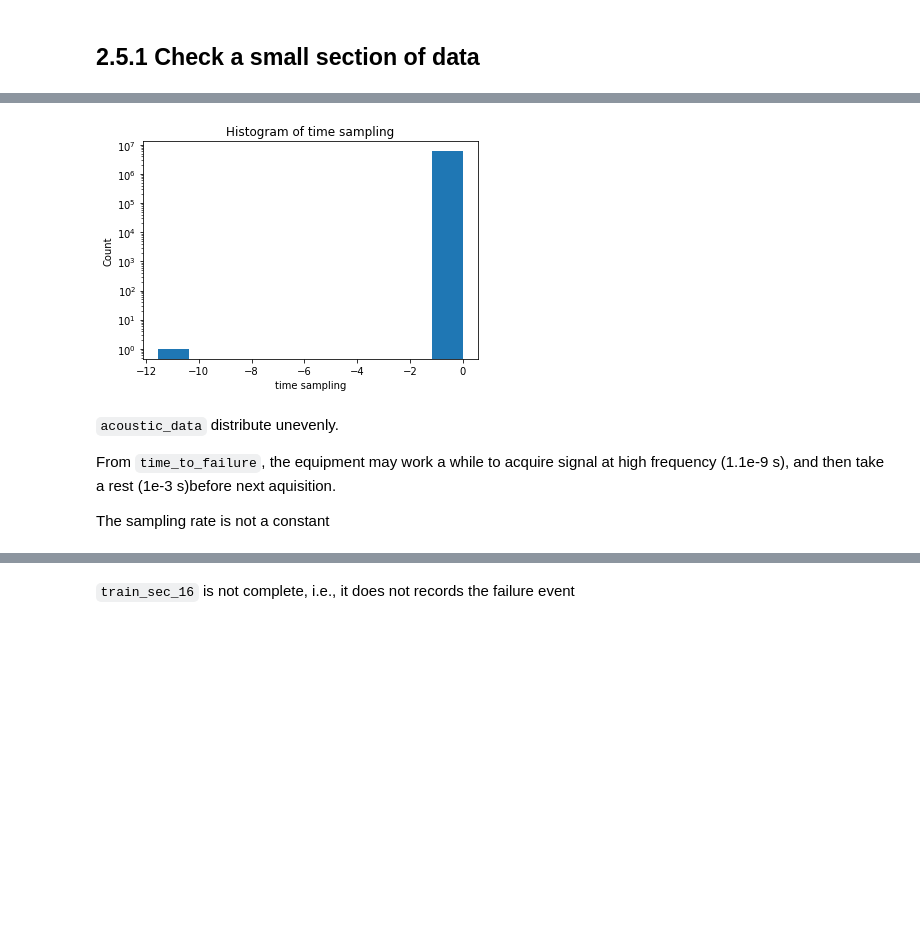
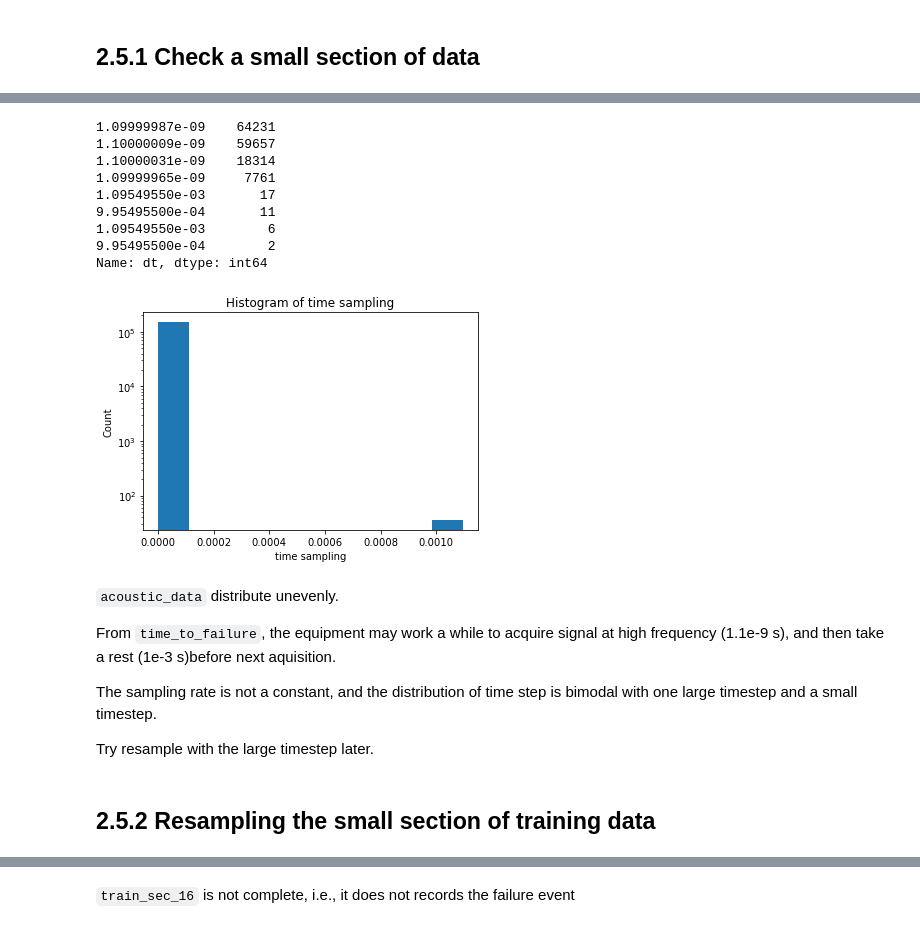
Before and after one commit to qq7933086/Laboratory_earthquake_time_prediction, a Jupyter notebook: Notebooks/02_data_wrangling.ipynb, the cells around one changed output, grey strips where cells are left out. Saved outputs shown, nothing was run; the diff lists cells and outputs as text; code cells hidden in the pictures; blank space fills up the shorter version.

```diff
--- a/Notebooks/02_data_wrangling.ipynb
+++ b/Notebooks/02_data_wrangling.ipynb
@@ -36,7 +39,8 @@ There are some fundamental questions to resolve in this notebook before you move
 # %%
 filename = 'D:/DataScience/rawdata/2ndCapstone/train.csv'
 # %%
-df_tr_sec =  pd.read_csv(filename,nrows = 6e6)
+# df_tr_sec =  pd.read_csv(filename,nrows = 6e6)
+df_tr_sec =  pd.read_csv(filename,nrows = 150000)
 # %%
 df_tr_sec.info()
 # %% [output]
@@ -91,19 +95,31 @@ plt.gca().invert_xaxis()
 # %%
 time2fail_np = df_tr_sec['time_to_failure'].to_numpy()
-dt_np = time2fail_np[0:-1] - time2fail_np[1:]
-dt_unique_np= np.unique(dt_np)
-# print("Unique time sampling:")
-# print(dt_unique_np)
-plt.hist(dt_np)
+# dt_np = time2fail_np[0:-1] - time2fail_np[1:]
+dt = pd.Series(-df_tr_sec['time_to_failure'].diff(), name='dt')
+print(dt.value_counts())
+plt.hist(dt.sort_values()[1:])# remove the time difference between two segement, which is about -11
 plt.title('Histogram of time sampling')
 plt.ylabel('Count')
 plt.yscale('log')
 plt.xlabel('time sampling');
 # %% [output]
+1.09999987e-09    64231
+1.10000009e-09    59657
+1.10000031e-09    18314
+1.09999965e-09     7761
+1.09549550e-03       17
+9.95495500e-04       11
+1.09549550e-03        6
+9.95495500e-04        2
+Name: dt, dtype: int64
-[figure, old version]
+[figure, new version]
 # %% [markdown]
 `acoustic_data` distribute unevenly.
 
 From `time_to_failure`, the equipment may work a while to acquire signal at high frequency (1.1e-9 s), and then take a rest (1e-3 s)before next aquisition.
 
-The sampling rate is not a constant
+The sampling rate is not a constant, and the distribution of time step is bimodal with one large timestep and a small timestep.
+
+Try resample with the large timestep later.
+# %% [markdown]
+## 2.5.2 Resampling the small section of training data
```
Also changed, not shown: parts of 40 cells of this notebook.
